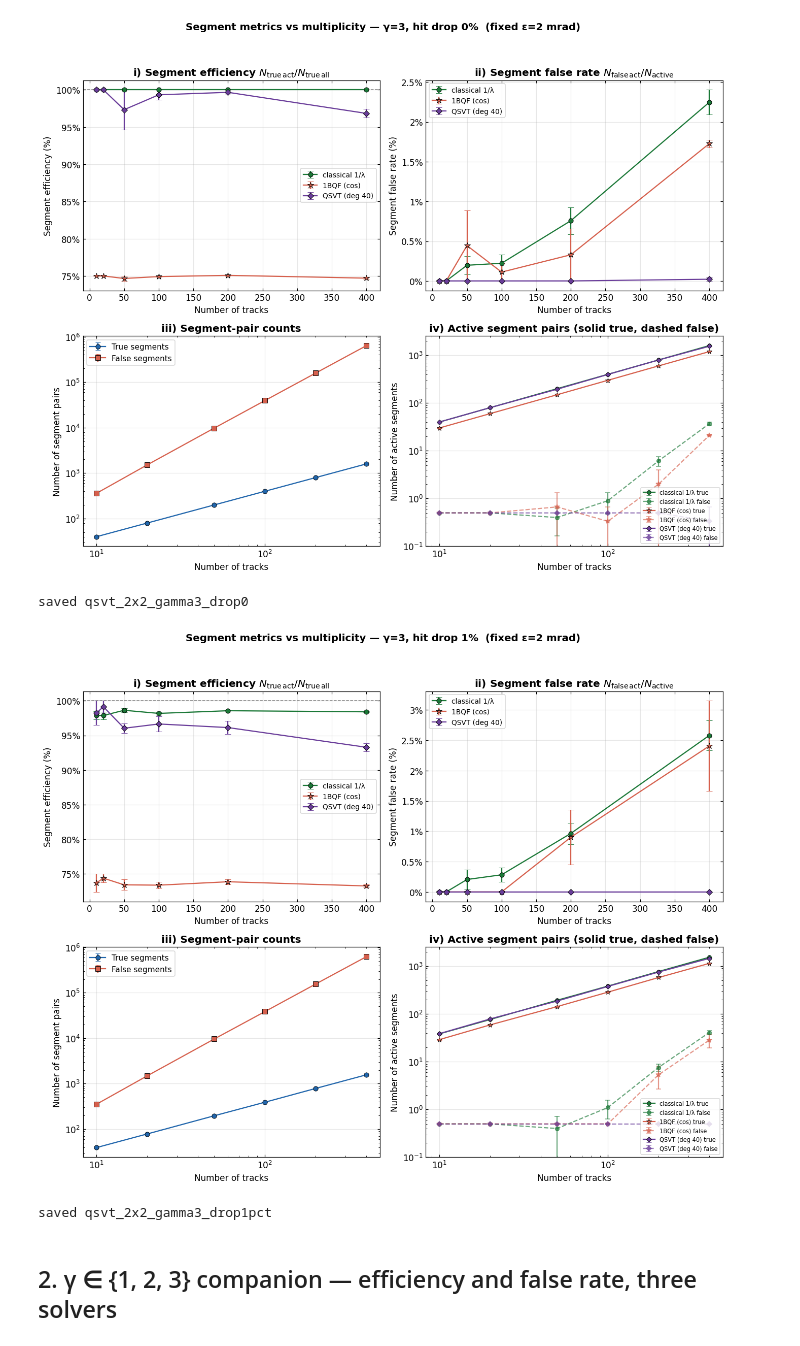
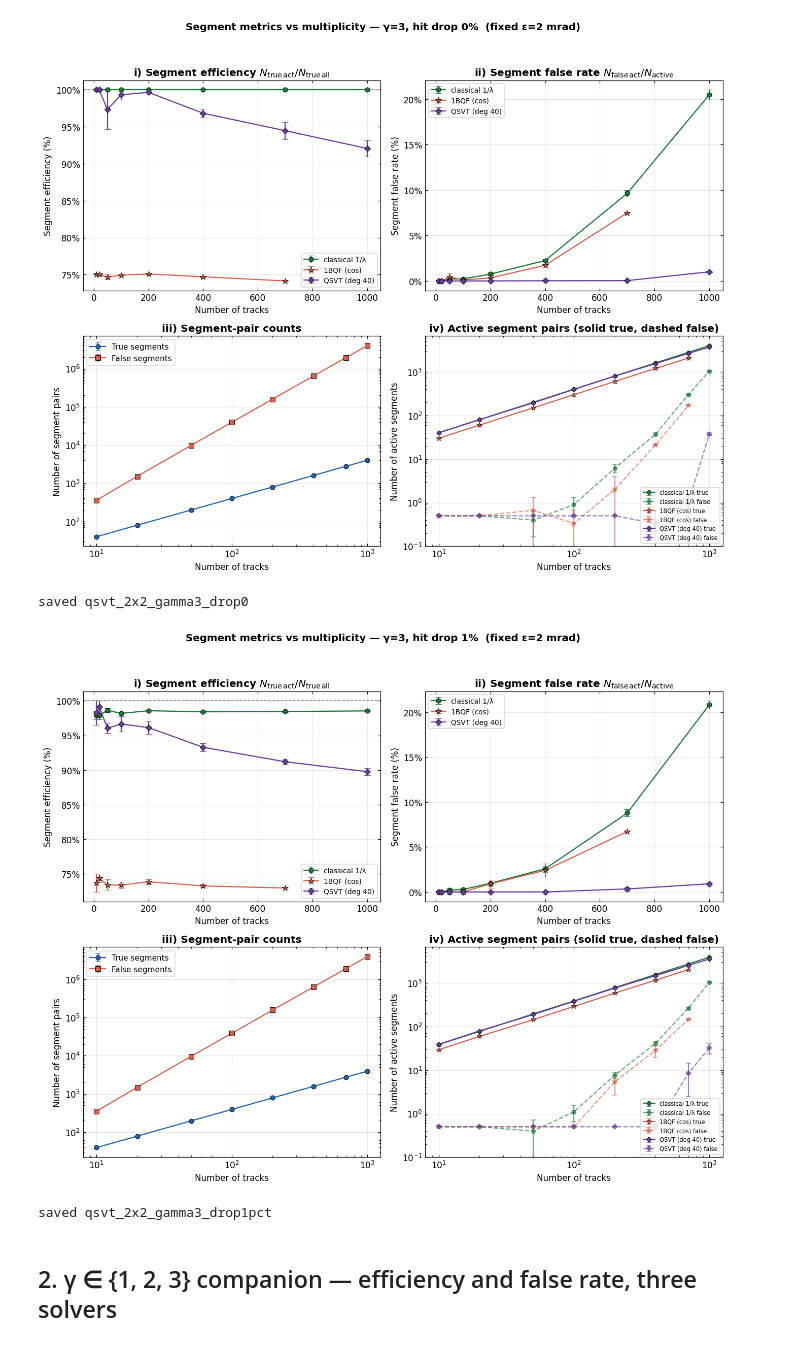
Before and after one commit to GeorgeWilliam1999/Quantum_Track_Reconstruction, a Jupyter notebook: QSVT/Segment_level_studies/01_qsvt_segment_efficiency.ipynb, the cells around one changed output. Cells and saved outputs as stored; diff of their text form; code cells hidden in the pictures.

```diff
--- a/QSVT/Segment_level_studies/01_qsvt_segment_efficiency.ipynb
+++ b/QSVT/Segment_level_studies/01_qsvt_segment_efficiency.ipynb
@@ -47,7 +51,7 @@ quantum      108
 # %%
 def plot_2x2_threeway(gamma, hit_ineff, stem):
-    # cap at the common three-solver coverage (quantum/qsvt run to T=400)
-    Mc=M[M["n_trk"]<=400]
+    # classical + qsvt run to T=1000 (WP2); the 1BQF statevector stops at T=400
+    Mc=M[M["n_trk"]<=1000]
     ds={k:S.agg_by_ntrk(Mc,k,gamma,hit_ineff) for k,_,_,_ in SOLVERS}
     if not ds["classical"]:
         print(f"[FLAG] no data for gamma={gamma}, drop={hit_ineff}"); return
@@ -70,35 +74,35 @@ def plot_2x2_threeway(gamma, hit_ineff, stem):
     a.yaxis.set_major_formatter(mticker.FormatStrFormatter("%g%%")); a.legend(fontsize=9)
     # iii) pair counts (solver-independent; from classical)
     a=ax[1,0]; d=ds["classical"]
     a.errorbar(d["tc"],d["ntm"],yerr=d["ntse"],fmt="o-",color="#2166ac",capsize=3,mec="k",mew=0.6,label="True segments")
     a.errorbar(d["tc"],d["nfm"],yerr=d["nfse"],fmt="s-",color="#d6604d",capsize=3,mec="k",mew=0.6,label="False segments")
     a.set_yscale("log"); a.set_ylabel("Number of segment pairs")
     a.set_title("iii) Segment-pair counts",fontweight="bold"); a.legend(loc="upper left",fontsize=10)
     # iv) active counts per solver (solid=true, dashed=false)
     a=ax[1,1]
     for k,c,mk,lab in SOLVERS:
         d=ds[k]
         if not d: continue
         fa=np.where(d["fam"]>0,d["fam"],0.5)
         a.errorbar(d["tc"],d["tam"],yerr=d["tase"],fmt=mk+"-",color=c,capsize=3,mec="k",mew=0.5,label=f"{lab} true",ms=7 if mk=="*" else 5)
         a.errorbar(d["tc"],fa,yerr=np.where(d["fam"]>0,d["fase"],0.0),fmt=mk+"--",color=c,capsize=3,alpha=0.65,label=f"{lab} false",ms=7 if mk=="*" else 5)
     a.set_yscale("log"); a.set_ylim(0.1,None); a.set_ylabel("Number of active segments")
     a.set_title("iv) Active segment pairs (solid true, dashed false)",fontweight="bold")
     a.legend(loc="lower right",fontsize=7.5,ncol=1)
     for x in ax.flat:
         x.set_xlabel("Number of tracks"); x.tick_params(which="both",direction="in",top=True,right=True)
     for x in ax[1,:]: x.set_xscale("log")
     fig.suptitle(f"Segment metrics vs multiplicity — γ={gamma:g}, hit drop {hit_ineff:.0%}  (fixed ε=2 mrad)",
                  fontsize=13,fontweight="bold",y=1.0)
     fig.tight_layout(rect=[0,0,1,0.97])
     for ext,dpi in (("pdf",600),("png",300)): fig.savefig(OUT/f"{stem}.{ext}",dpi=dpi,bbox_inches="tight",facecolor="white")
     plt.show(); print("saved",stem)
 plot_2x2_threeway(3.0,0.0,"qsvt_2x2_gamma3_drop0")
 plot_2x2_threeway(3.0,0.01,"qsvt_2x2_gamma3_drop1pct")
 # %% [output]
-[figure, old version]
+[figure, new version]
 saved qsvt_2x2_gamma3_drop0
-[figure, old version]
+[figure, new version]
 saved qsvt_2x2_gamma3_drop1pct
 # %% [markdown]
 ## 2. γ ∈ {1, 2, 3} companion — efficiency and false rate, three solvers
```
Also changed, not shown: parts of 5 cells of this notebook, 10 other files.
